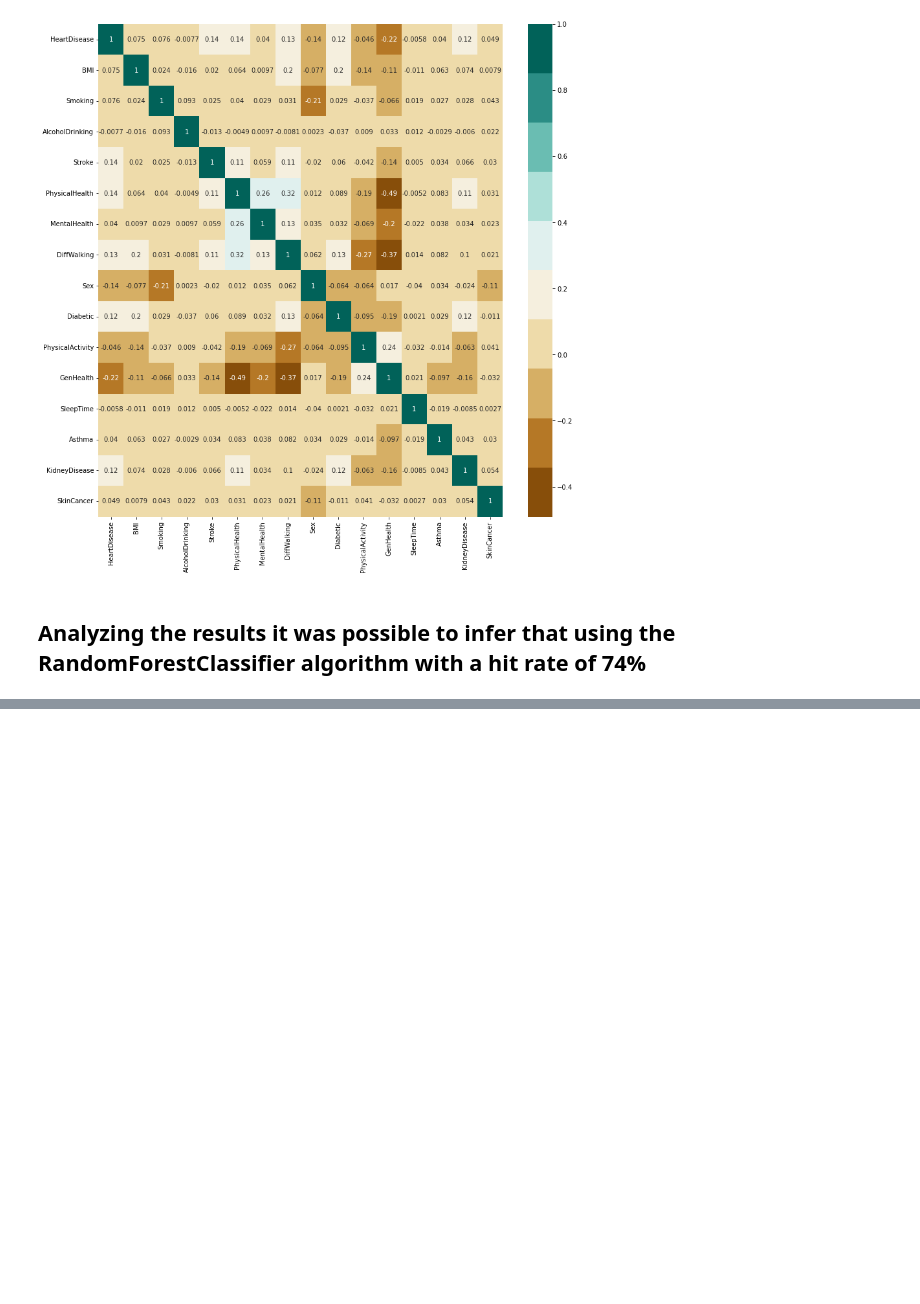
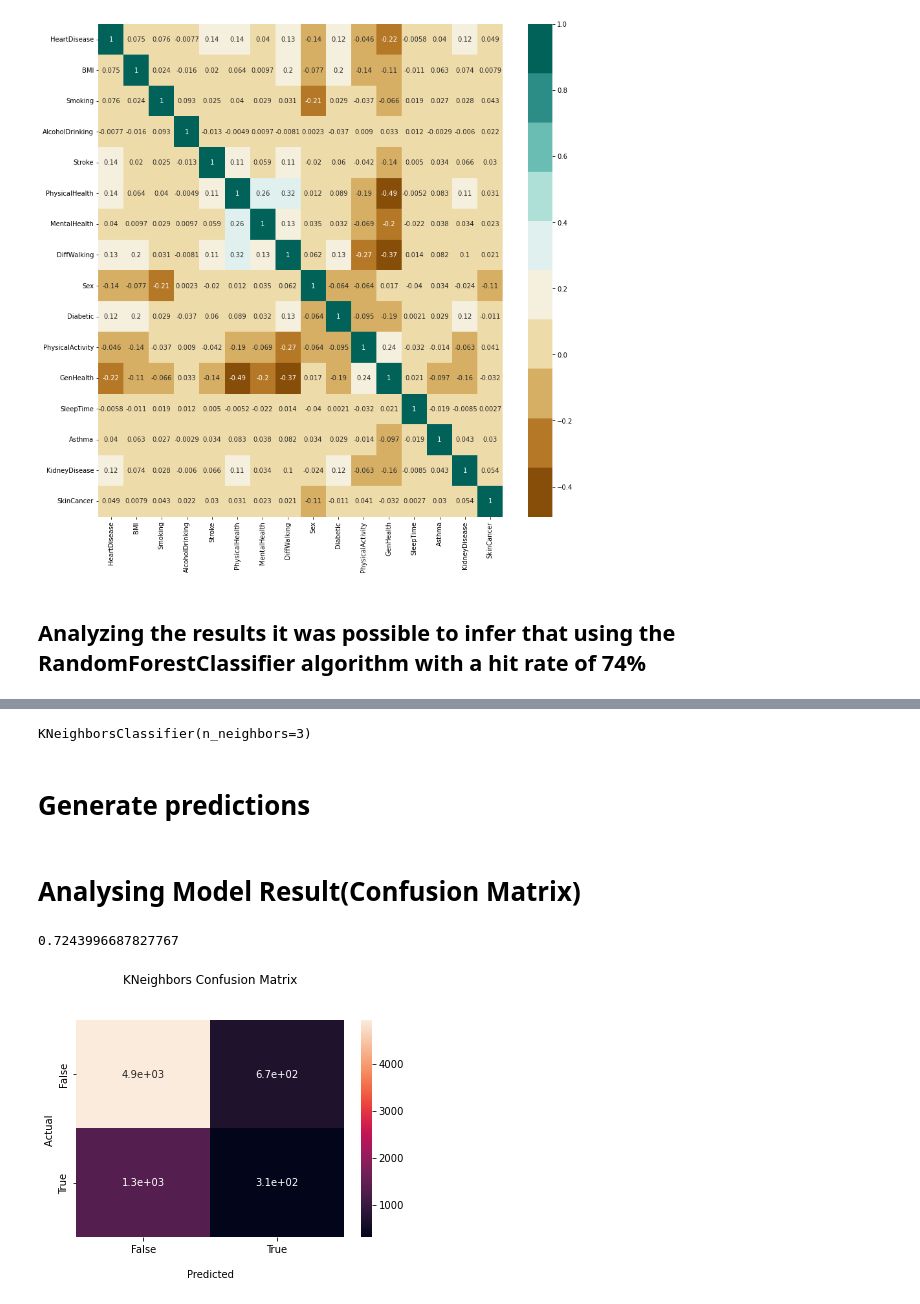
Before and after one commit to LuisFelipeTs/Data_Science_And_Analytics, a Jupyter notebook: Heart_desease_ML_study/data_study.ipynb, the cells around one changed output, grey strips where cells are left out. Drawn from its saved outputs; the diff is of its cells as text; code cells hidden in the pictures; blank space fills up the shorter version.

Commit message:
Training and analysing KNeighbors Algorithm

```diff
--- a/Heart_desease_ML_study/data_study.ipynb
+++ b/Heart_desease_ML_study/data_study.ipynb
@@ -282,0 +292,28 @@ plt.show()
+# %%
+k_model = KNeighborsClassifier(n_neighbors = 3)
+k_model.fit(X_treinamento, y_treinamento)
+# %% [output]
+KNeighborsClassifier(n_neighbors=3)
+# %% [markdown]
+# Generate predictions
+# %%
+prevision = k_model.predict(X_teste)
+# %% [markdown]
+# Analysing Model Result(Confusion Matrix)
+# %%
+confusion_m = confusion_matrix(y_teste, prevision)
+# %%
+correct_t_Km = accuracy_score(y_teste, prevision)
+correct_t_Km
+# %% [output]
+0.7243996687827767
+# %%
+conf_m = sns.heatmap(confusion_m, annot=True, cmap='rocket')
+conf_m.set_title('KNeighbors Confusion Matrix\n\n');
+conf_m.set_xlabel('\nPredicted')
+conf_m.set_ylabel('Actual ');
+conf_m.xaxis.set_ticklabels(['False','True'])
+conf_m.yaxis.set_ticklabels(['False','True'])
+plt.show()
+# %% [output]
+[figure, added]
```
Also changed, not shown: parts of 4 cells of this notebook.
